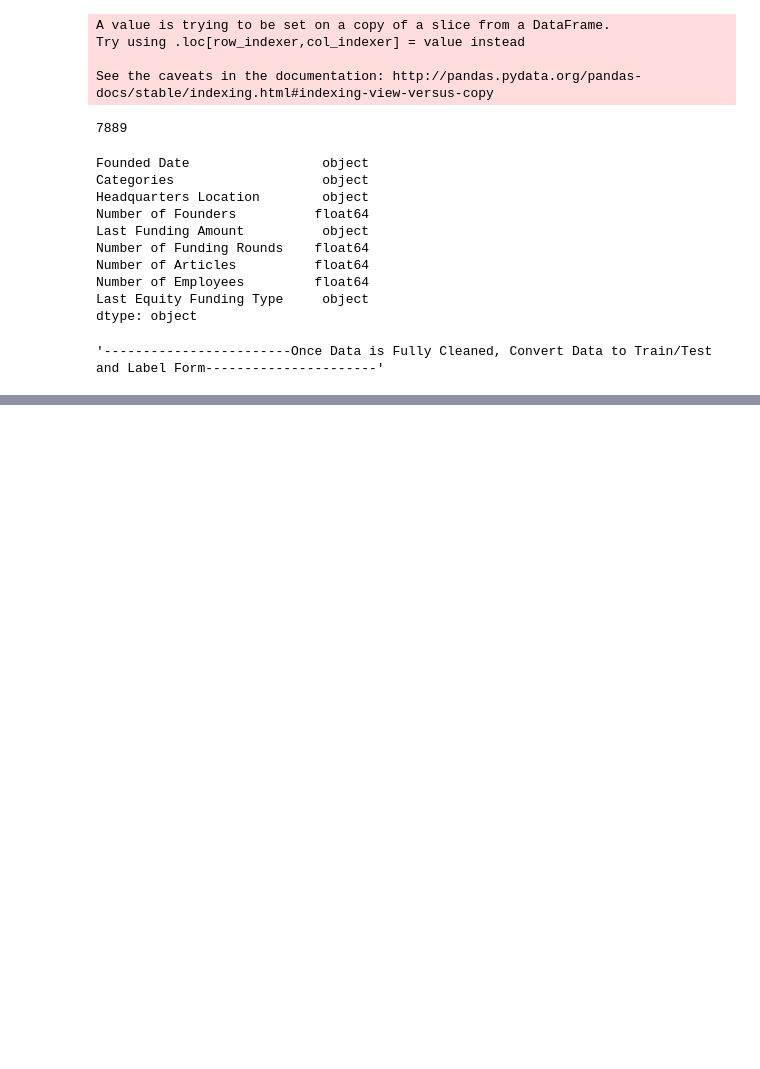
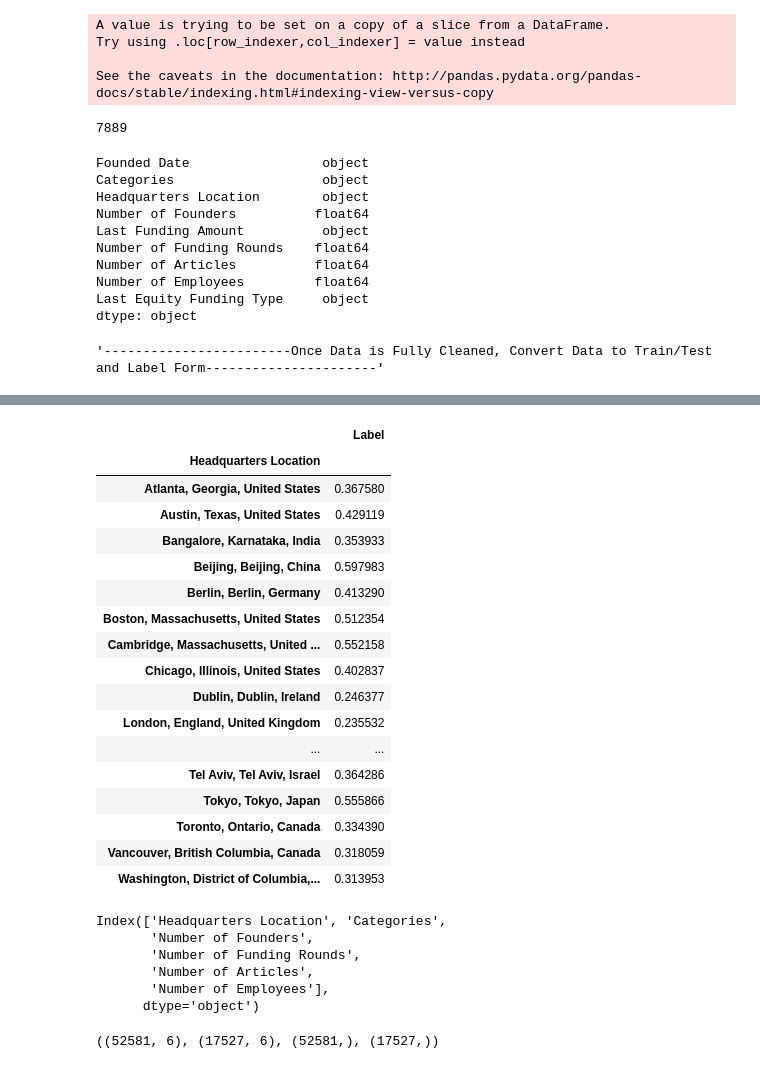
Before and after one commit to bw-startup/Data_Science, a Jupyter notebook: Startup Predictor Data.ipynb, the cells around one changed output, grey strips where cells are left out. Cells and saved outputs as stored; diff of their text form; code cells hidden in the pictures; blank space fills up the shorter version.

```diff
--- a/Startup Predictor Data.ipynb
+++ b/Startup Predictor Data.ipynb
@@ -459,0 +759,30 @@ Name: Last Funding Type, Length: 6190, dtype: int64
+# %%
+final_df2.pivot_table(index='Headquarters Location', values='Label')
+# %% [output]
+|  | Label |
+| Headquarters Location |  |
+| Atlanta, Georgia, United States | 0.367580 |
+| Austin, Texas, United States | 0.429119 |
+| Bangalore, Karnataka, India | 0.353933 |
+| Beijing, Beijing, China | 0.597983 |
+| Berlin, Berlin, Germany | 0.413290 |
+| Boston, Massachusetts, United States | 0.512354 |
+| Cambridge, Massachusetts, United ... | 0.552158 |
+| Chicago, Illinois, United States | 0.402837 |
+| Dublin, Dublin, Ireland | 0.246377 |
+| London, England, United Kingdom | 0.235532 |
+| ... | ... |
+| Tel Aviv, Tel Aviv, Israel | 0.364286 |
+| Tokyo, Tokyo, Japan | 0.555866 |
+| Toronto, Ontario, Canada | 0.334390 |
+| Vancouver, British Columbia, Canada | 0.318059 |
+| Washington, District of Columbia,... | 0.313953 |
+# %%
+features.columns
+# %% [output]
+Index(['Headquarters Location', 'Categories',
+       'Number of Founders',
+       'Number of Funding Rounds',
+       'Number of Articles',
+       'Number of Employees'],
+      dtype='object')
@@ -459,0 +794,4 @@ Name: Last Funding Type, Length: 6190, dtype: int64
+# %%
+X_train.shape, X_test.shape, y_train.shape, y_test.shape
+# %% [output]
+((52581, 6), (17527, 6), (52581,), (17527,))
```
Also changed, not shown: parts of 71 cells of this notebook.
